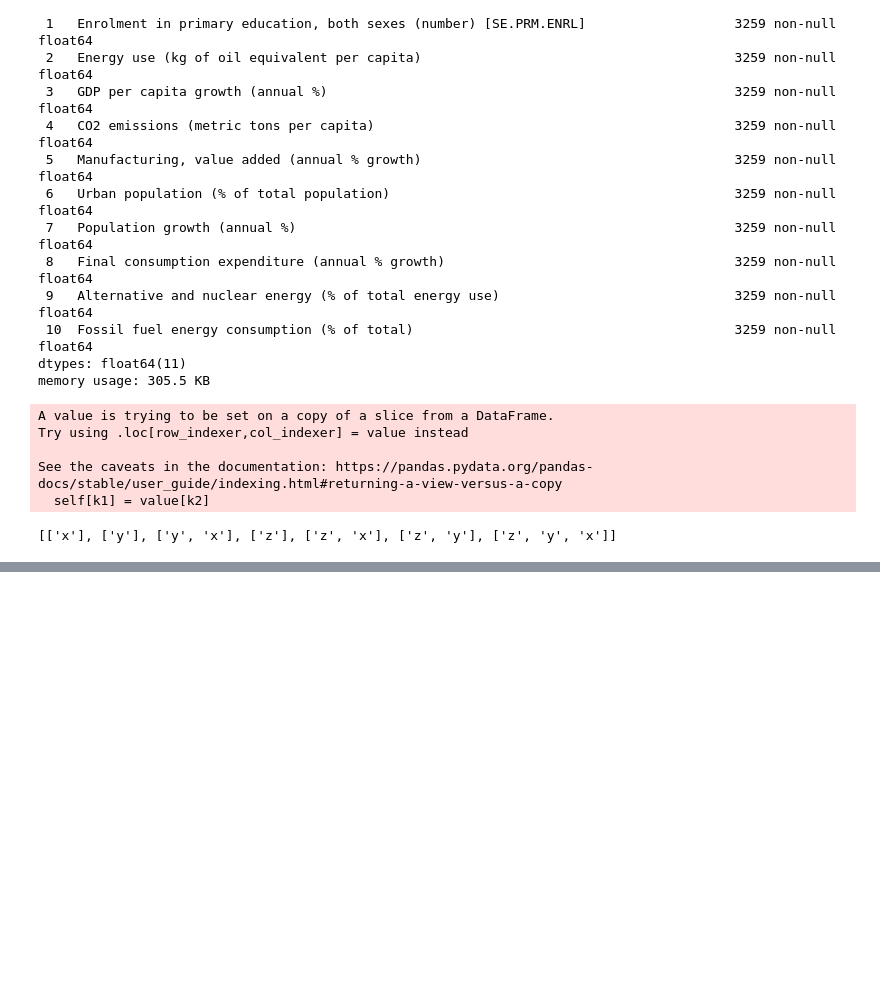
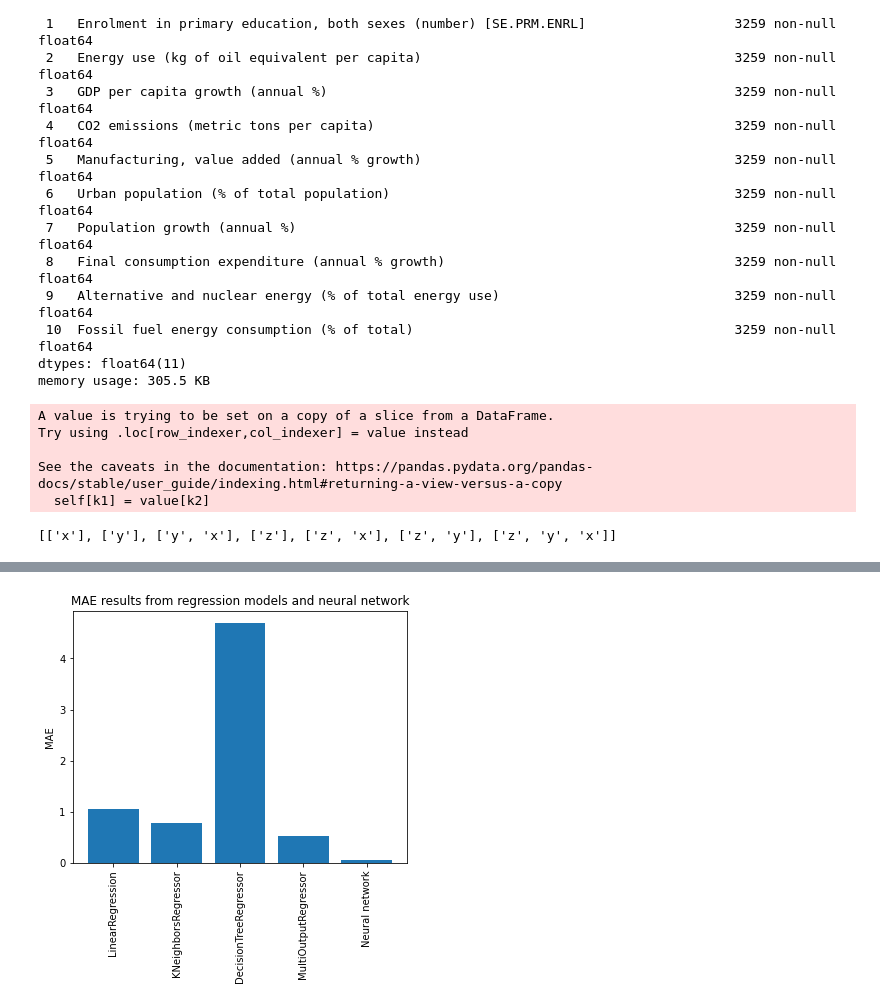
Before and after one commit to kare22/IDSCI2020EMISSION, a Jupyter notebook: Data Engineering.ipynb, the cells around one changed output, grey strips where cells are left out. Cells and saved outputs as stored; diff of their text form; code cells hidden in the pictures; blank space fills up the shorter version.

```diff
--- a/Data Engineering.ipynb
+++ b/Data Engineering.ipynb
@@ -411,0 +413,5 @@ data_copy
+# %%
+best_combinations['Neural network'] = [best, f_mae]
+# %%
+for k, v in best_combinations.items():
+  print(k,v)
@@ -411,0 +424,18 @@ data_copy
+# %%
+y_pos = np.arange(len(best_combinations))
+names = ()
+height = []
+for k, v in best_combinations.items():
+  height.append(v[0])
+  names = names + (k, )
+
+plt.bar(y_pos, height)
+
+plt.xticks(y_pos, names, rotation=90)
+
+plt.ylabel("MAE")
+plt.title("MAE results from regression models and neural network")
+plt.subplots_adjust(top=1)
+#plt.savefig("MAE results.png")
+# %% [output]
+[figure, added]
```
Also changed, not shown: parts of 18 cells of this notebook.
